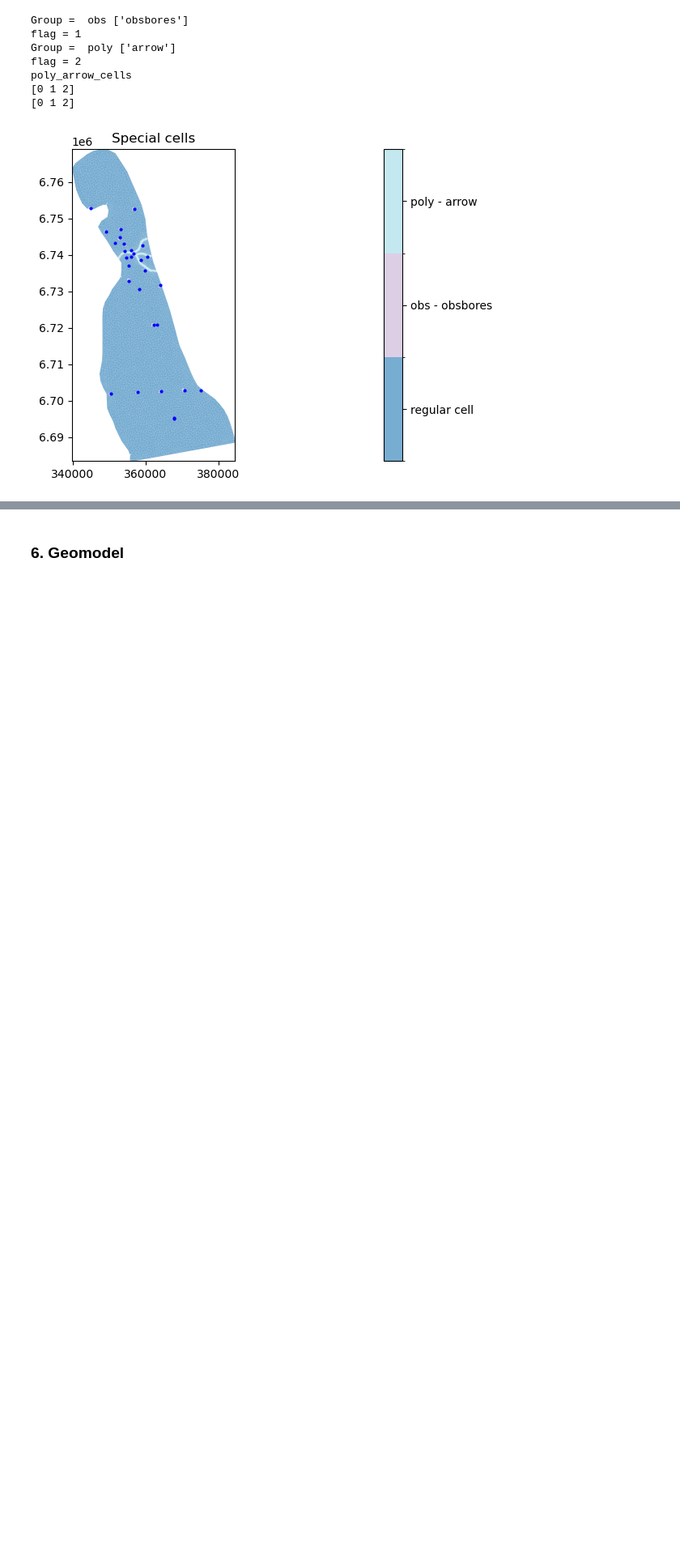
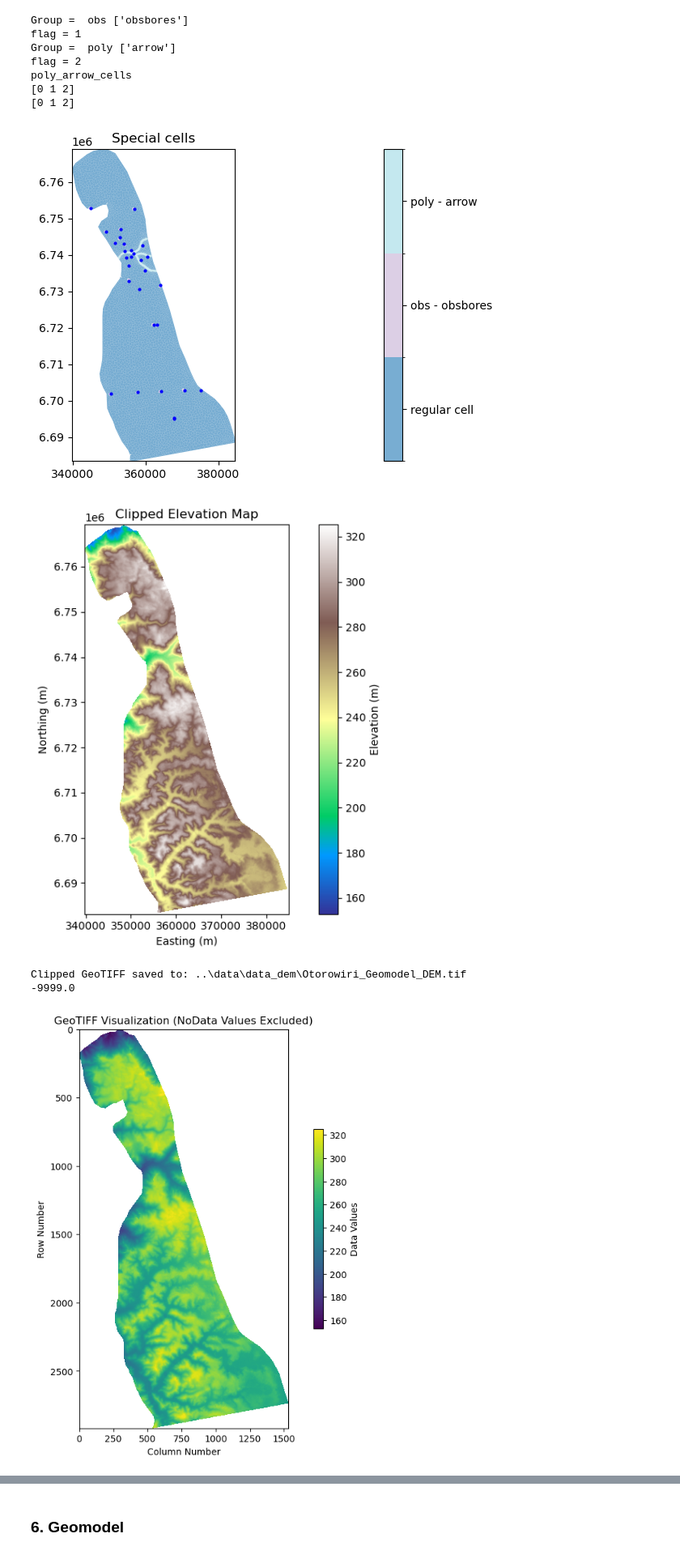
Before and after one commit to malvina-chmielarski/Otorowiri, a Jupyter notebook: scripts/Otorowiri_main.ipynb, the cells around one changed output, grey strips where cells are left out. Shown at 81% size. Saved outputs shown, nothing was run; the diff lists cells and outputs as text; code cells hidden in the pictures; blank space fills up the shorter version.

```diff
--- a/scripts/Otorowiri_main.ipynb
+++ b/scripts/Otorowiri_main.ipynb
@@ -296,6 +297,19 @@ poly_arrow_cells
 [0 1 2]
 [figure]
 # %%
+##here clip model to the geological model boundary
+process_dem.geomodel_DEM(tiff_input_path ='../Data/data_dem/Otorowiri_Model_DEM.tif')
+
 geotiff_fname = '../Data/data_dem/Otorowiri_Geomodel_DEM.tif'
 dem_geomodel = DEM(geotiff_fname = geotiff_fname)
 dem_geomodel.plot_geotiff()
+
+#resample DEM to mesh
+dem_geomodel.resample_topo(project, mesh, crop_polygon, fname = '../modelfiles/geomodel_topo.pkl') # only need to run when mesh changes. Take 1-2 minutes
+dem_geomodel.load_topo(project, fname = '../modelfiles/geomodel_topo.pkl')
+dem_geomodel.plot_topo(mesh, levels = [0, 100, 200, 300, 400, 500, 600, 700])
+# %% [output]
+[figure, added]
+Clipped GeoTIFF saved to: ..\data\data_dem\Otorowiri_Geomodel_DEM.tif
+-9999.0
+[figure, added]
```
Also changed, not shown: parts of 12 cells of this notebook.
